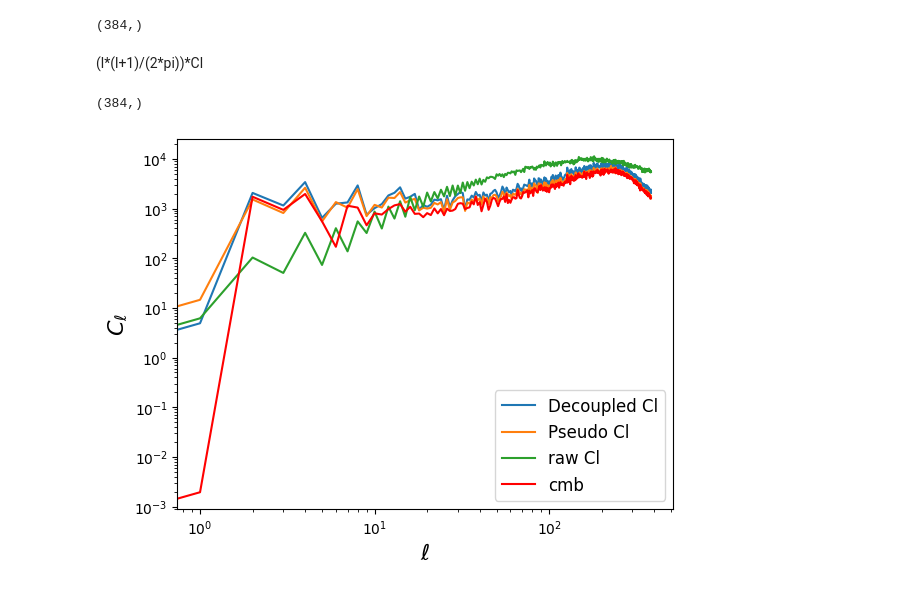
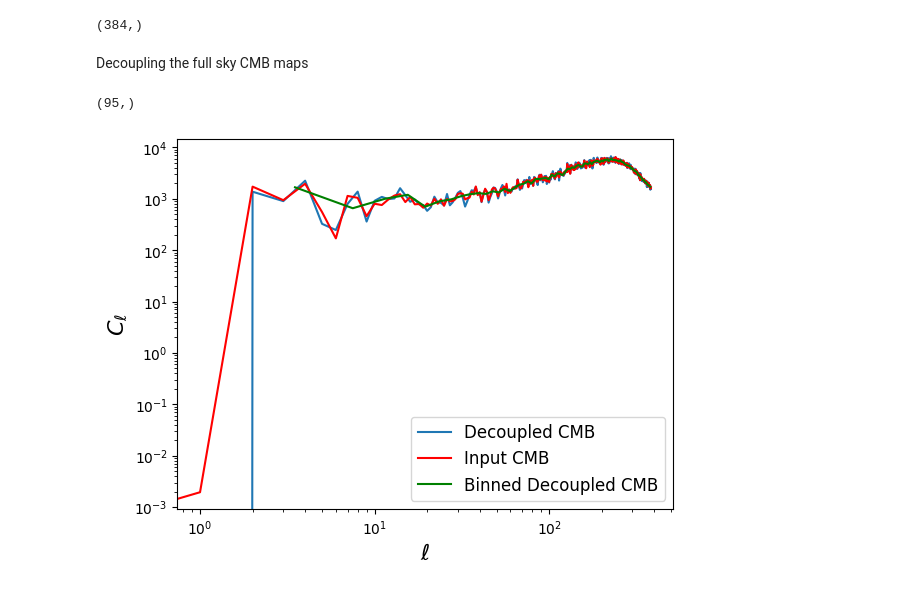
Before and after one commit to urwa99/Internship_Rome, a Jupyter notebook: unbinned.ipynb, the cells around one changed output. Saved outputs shown, nothing was run; the diff lists cells and outputs as text; code cells hidden in the pictures.

Commit message:
compare with full sky and binning

```diff
--- a/unbinned.ipynb
+++ b/unbinned.ipynb
@@ -119,7 +119,7 @@ Add a galaxy cut to get rid of emissions from the galactic plane. Create Mask
 gal_cut = np.radians(10)
 mask = np.zeros(npix, dtype=np.float32)
 mask[hp.query_strip(nside, np.pi/2-gal_cut, np.pi/2+gal_cut)] = 1
-mask[hp.query_disc(nside, hp.ang2vec(np.pi/2, 0), np.radians(20))] = 1
+#mask[hp.query_disc(nside, hp.ang2vec(np.pi/2, 0), np.radians(20))] = 1
 print(mask.shape)
 mean=np.mean(1-mask)#mean of the mask
 print(mean)
@@ -195,28 +186,41 @@ cl_dec = np.dot(mcm_inv, pcl[0])
 print(cl_dec.shape)
 # %% [output]
 (384,)
-# %% [markdown]
-(l*(l+1)/(2*pi))*Cl
-# %%
-Cl_cmb = hp.anafast(cmb_pl[3,:])
-print(Cl_cmb.shape)
-
-
-
-norm= (ells*(ells+1))/(2*np.pi)
-# %% [output]
-(384,)
+# %% [markdown]
+Decoupling the full sky CMB maps
+# %%
+Cl_cmb = hp.anafast(cmb_pl[0]) #input cmb map
+f_cmb =nmt.NmtField(1-mask, [cmb_pl[0]])
+pcl_cmb = nmt.compute_coupled_cell(f_cmb, f_cmb)
+w_cmb = nmt.NmtWorkspace.from_fields(f_cmb, f_cmb, b)
+mcm_cmb = w_cmb.get_coupling_matrix()
+mcm_cmb_inv = np.linalg.pinv(mcm_cmb)
+cmb_dec = np.dot(mcm_cmb_inv, pcl_cmb[0]) #decoupled cmb map
+
+
+
+norm= (ells*(ells+1))/(2*np.pi)
+# %%
+bin = nmt.NmtBin.from_nside_linear(nside, 4) #now with binning
+cmb_bin = nmt.compute_full_master(f_cmb, f_cmb, bin)
+ell_arr = bin.get_effective_ells()
+print(ell_arr.shape)
+A =(ell_arr*(ell_arr+1))/(2*np.pi) #normalization factor adjusted for binning
+# %% [output]
+(95,)
 # %%
-plt.plot(ells, (norm*cl_dec)/mean, label='Decoupled Cl')
-plt.plot(ells, (norm*pcl[0])/mean, label='Pseudo Cl')
-plt.plot(ells, norm*C_l[:,3,3], label='raw Cl')
-plt.plot(ells, norm*Cl_cmb, 'r-',label= 'cmb')
+#plt.plot(ells, norm*cl_dec, label='Decoupled Cl')
+#plt.plot(ells, (norm*pcl[0])/mean, label='Pseudo Cl')
+plt.plot(ells, norm*cmb_dec, label='Decoupled CMB')
+plt.plot(ells, norm*Cl_cmb, 'r-',label= 'Input CMB')
+plt.plot(ell_arr, A*cmb_bin[0], 'g',label = "Binned Decoupled CMB")
+#plt.plot(ell_arr, norm*cmb_bin, label = "Binned Decoupled CMB")
 #plt.loglog
 plt.xlabel('$\\ell$', fontsize=16)
 plt.ylabel('$C_\\ell$', fontsize=16)
 plt.xscale("log")
 plt.yscale("log")
 plt.legend(fontsize=12)
 plt.show()
 # %% [output]
-[figure, old version]
+[figure, new version]
```
Also changed, not shown: parts of 5 cells of this notebook.
